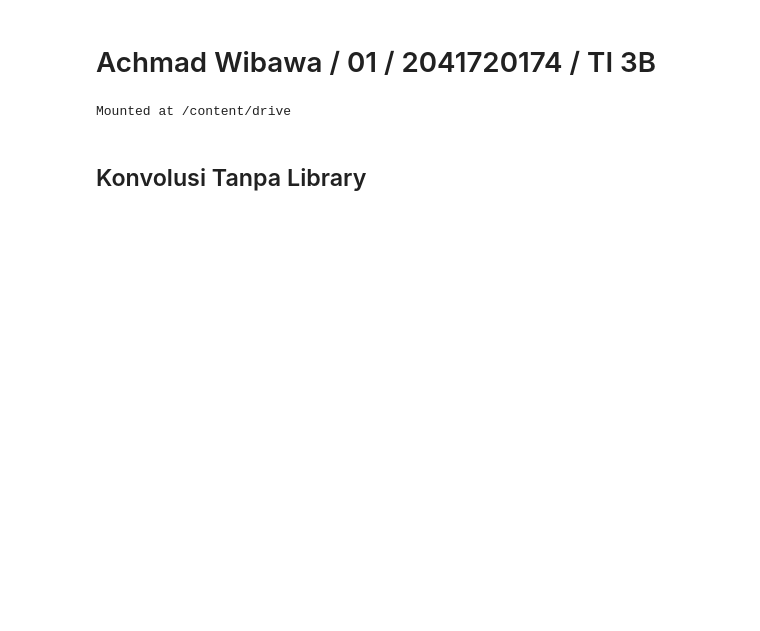
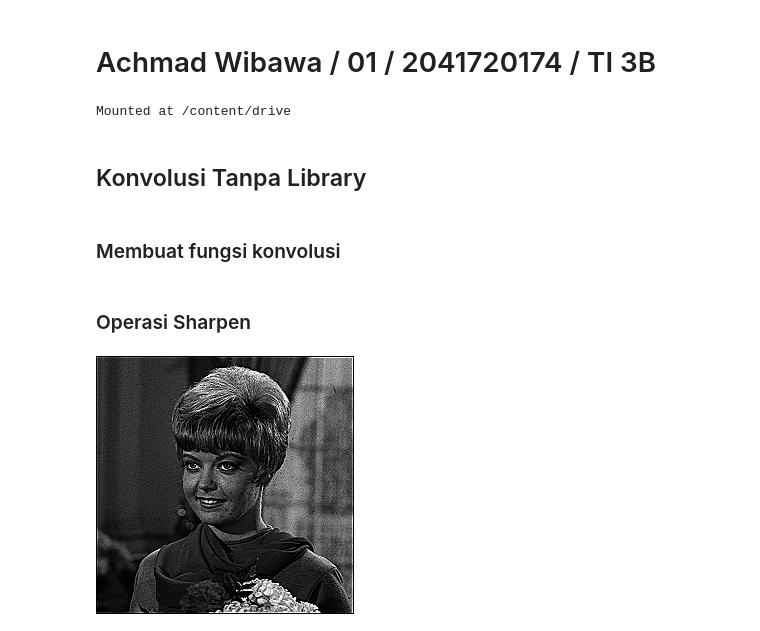
Before and after one commit to AchmadWibawa/PCVK, a Jupyter notebook: Week7.ipynb, the cells around one changed output. Drawn from its saved outputs; the diff is of its cells as text; code cells hidden in the pictures; blank space fills up the shorter version.

```diff
--- a/Week7.ipynb
+++ b/Week7.ipynb
@@ -17,3 +17,36 @@ from google.colab.patches import cv2_imshow
 from PIL import Image as im
 # %% [markdown]
 ## Konvolusi Tanpa Library
+# %%
+img = cv.imread('/content/drive/MyDrive/PCVK/Images/female.tiff')
+img_gray = cv.cvtColor(img, cv.COLOR_BGR2GRAY)
+# %% [markdown]
+### Membuat fungsi konvolusi
+# %%
+def convolution2d(image, kernel, stride, padding):
+  image = np.pad(image, padding, mode='constant', constant_values=0)
+
+  kernel_height, kernel_width = kernel.shape
+  padding_height, padding_width = image.shape
+
+  output_height = (padding_height - kernel_height) // stride + 1
+  output_width = (padding_width - kernel_width) // stride + 1
+
+  img_konvo = np.zeros((output_height, output_width)).astype(np.float32)
+
+  # convolution process
+  for y in range(0, output_height):
+    for x in range(0, output_width):
+      img_konvo[y][x] = np.sum(image[y * stride:y * stride + kernel_height, x * stride:x * stride + kernel_width] * kernel).astype(np.float32)
+  return img_konvo
+# %% [markdown]
+### Operasi Sharpen
+# %%
+# Image Sharpen
+kernel_sharpen = np.array([[0,-1,0],
+                           [-1,5,-1],
+                           [0,-1,0]])
+
+cv2_imshow(convolution2d(img_gray,kernel_sharpen,1,2))
+# %% [output]
+[figure, added]
```
Also changed, not shown: parts of 12 cells of this notebook.
